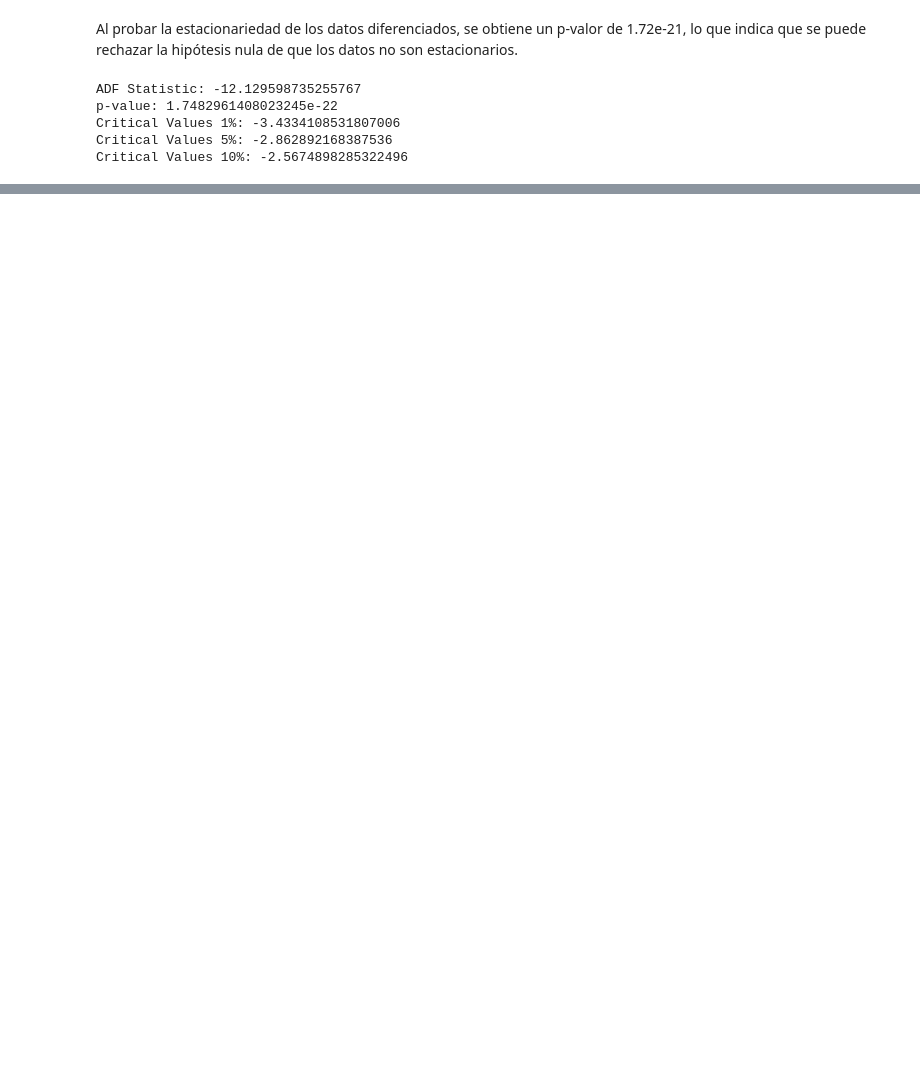
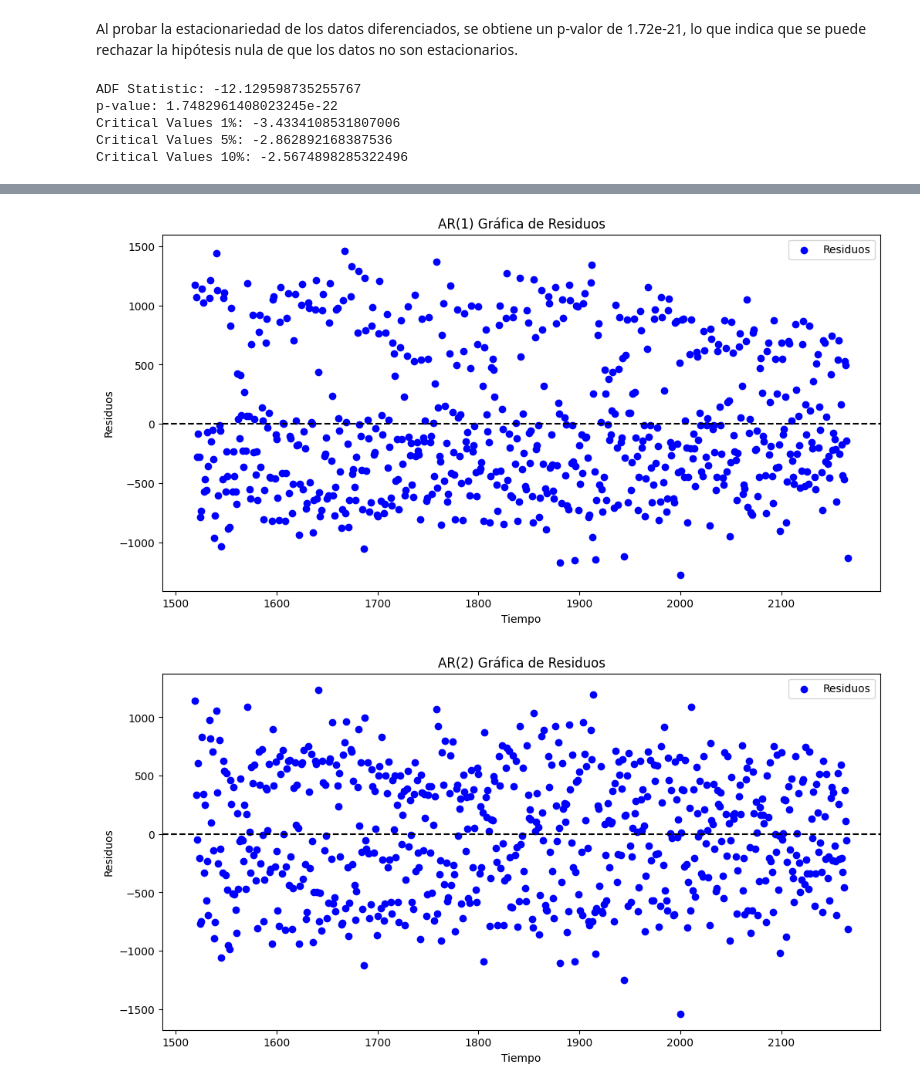
Before and after one commit to gabalvarezmc/AnalisisDatos_T3, a Jupyter notebook: AR models.ipynb, the cells around one changed output, grey strips where cells are left out. Saved outputs shown, nothing was run; the diff lists cells and outputs as text; code cells hidden in the pictures; blank space fills up the shorter version.

```diff
--- a/AR models.ipynb
+++ b/AR models.ipynb
@@ -206,0 +241,26 @@ AR(4): coeficientes = [ 0.40097844 -0.83091808  0.21505055 -0.62763184], interce
+# %%
+for lag in range(1, 5):
+    X_lag = X.iloc[:, :lag]
+    X_lag_train = X_train.iloc[:, :lag]
+    X_lag_test = X_test.iloc[:, :lag]
+
+    model = LinearRegression()
+    model.fit(X_lag_train, y_train)
+    models[f'AR({lag})'] = model
+
+    predictions = model.predict(X_lag_test)
+    residuals = y_test - predictions
+
+    # Gráfica de residuos
+    plt.figure(figsize=(12, 6))
+    plt.scatter(y_test.index, residuals, color='blue', label='Residuos')
+    plt.axhline(y=0, color='black', linestyle='--')
+
+    plt.title(f"AR({lag}) Gráfica de Residuos")
+    plt.xlabel('Tiempo')
+    plt.ylabel('Residuos')
+    plt.legend()
+    plt.show()
+# %% [output]
+[figure, added]
+[figure, added]
```
Also changed, not shown: parts of 8 cells of this notebook.
